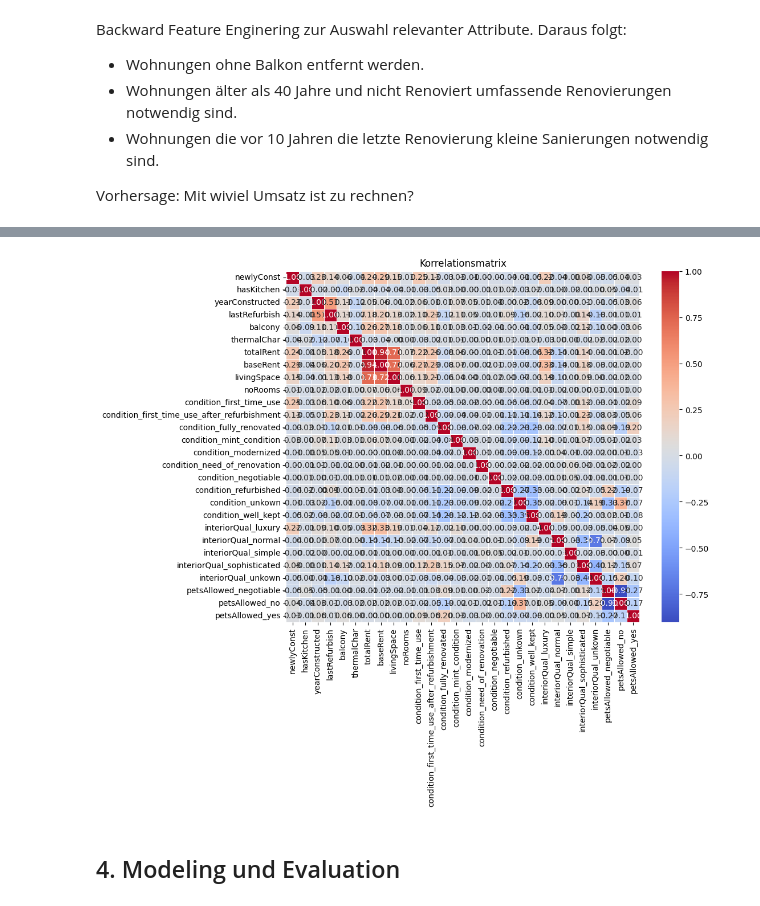
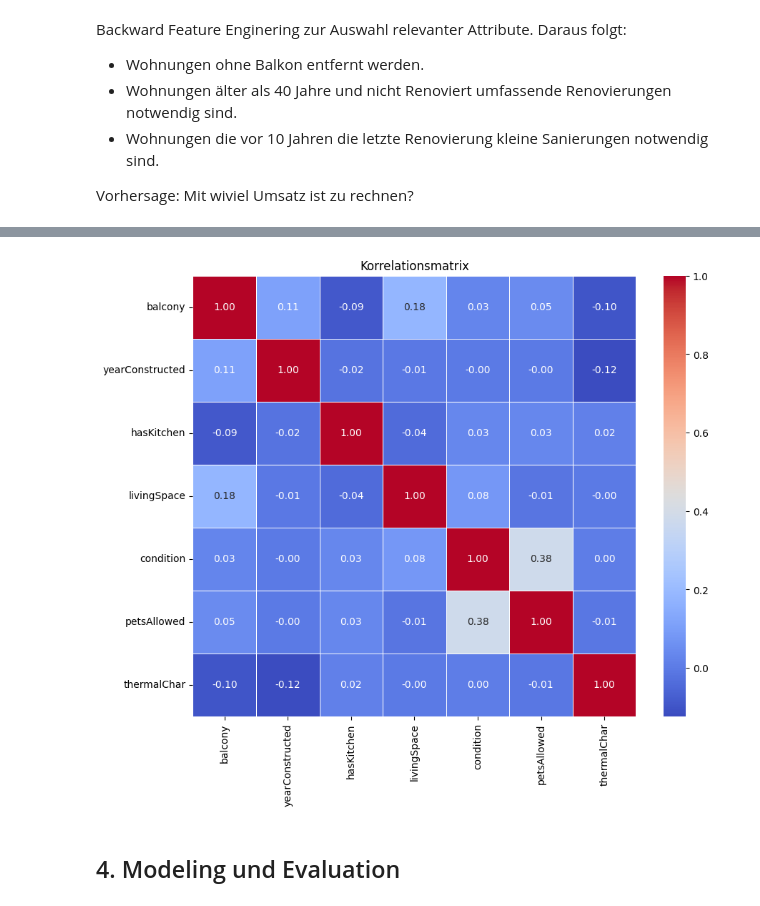
Before and after one commit to TobiasGleiter/data-science, a Jupyter notebook: main.ipynb, the cells around one changed output, grey strips where cells are left out. Saved outputs shown, nothing was run; the diff lists cells and outputs as text; code cells hidden in the pictures.

```diff
--- a/main.ipynb
+++ b/main.ipynb
@@ -691,8 +698,0 @@ chemnitz_apartments_32.shape
-# %%
-import pandas as pd
-
-# chemnitz_in = pd.get_dummies(chemnitz_in, columns=['hasKitchen'])
-
-chemnitz_interesting_features = ["newlyConst", "condition", "hasKitchen", "interiorQual", "petsAllowed", "yearConstructed", "lastRefurbish", "balcony", "thermalChar", "totalRent", "baseRent", "livingSpace", "noRooms"]
-chemnitz_apartments_32 = chemnitz_apartments_32[chemnitz_interesting_features]
-chemnitz_apartments_32.info()
@@ -798,9 +801,9 @@ Column Names: ['newlyConst' 'hasKitchen' 'yearConstructed' 'lastRefurbish' 'balc
 # %%
-# Subsetting the features which has more than 0.001 importance.
-feature_subset=np.array(names)[lasso1_coef>0.1]
+# Auswhal der Features mit einem Threshold
+feature_subset=np.array(names)[lasso1_coef>0.025]
 print("Selected Feature Columns: {}".format(feature_subset))
 
-# Adding the target to the list of feaatures.
+# Features mit targetvariable
 feature_subset=np.append(feature_subset, target)
 print("Selected Columns: {}".format(feature_subset))
 # %% [output]
@@ -844,17 +814,18 @@ print(df_new.head())
 # %%
 import seaborn as sns
 import matplotlib.pyplot as plt
 
 # Erstellen der Korrelationsmatrix
-correlation_matrix = chemnitz_in.corr()
+chemnitz_corr = chemnitz_apartments_32[feature_subset]
+correlation_matrix = chemnitz_corr.corr()
 
 # Visualisierung der Korrelationsmatrix als Heatmap
 plt.figure(figsize=(10, 8))
 sns.heatmap(correlation_matrix, annot=True, cmap='coolwarm', fmt=".2f", linewidths=.5)
 plt.title('Korrelationsmatrix')
 plt.show()
 # %% [output]
-[figure, old version]
+[figure, new version]
 # %% [markdown]
 ## 4. Modeling und Evaluation
 # %% [markdown]
```
Also changed, not shown: parts of 37 cells of this notebook.
